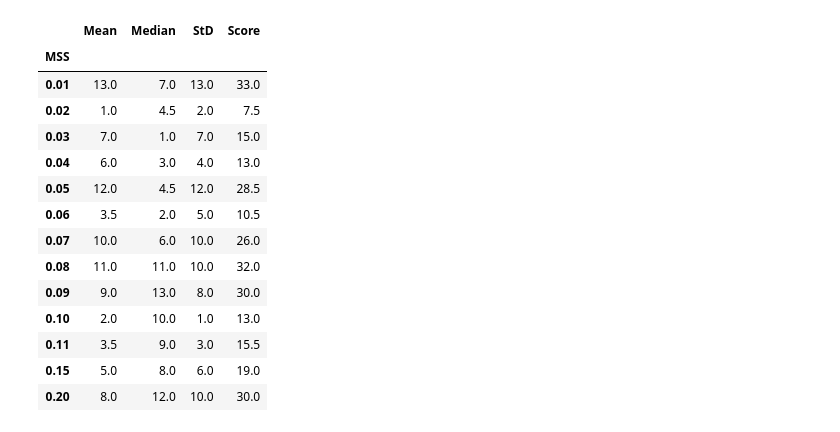
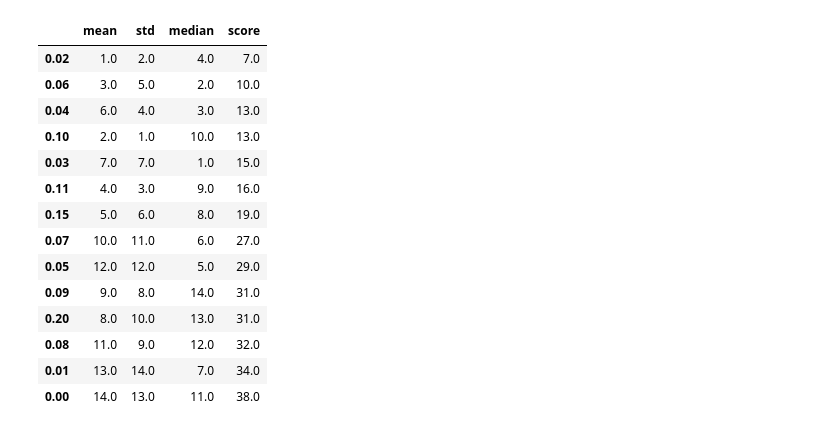
Before and after one commit to lcford2/predict-release, a Jupyter notebook: ipynbs/mss_trial.ipynb, the cells around one changed output. Saved outputs shown, nothing was run; the diff lists cells and outputs as text; code cells hidden in the pictures.

Commit message:
nb to examing mss trials

```diff
--- a/ipynbs/mss_trial.ipynb
+++ b/ipynbs/mss_trial.ipynb
@@ -5,4 +6,2 @@ import seaborn as sns
 plt.style.use("ggplot")
 sns.set_context("talk")
-# %%
-df = pd.read_csv("../results/tclr_model_testing/all/misc_results/mss_trial.csv")
@@ -21,23 +72,22 @@ plt.show()
 # %%
-rank = df.set_index("MSS")
-rank[["Mean", "Median"]] = rank[["Mean", "Median"]].rank(ascending=False)
-rank["StD"] = rank["StD"].rank(ascending=True)
-rank["Score"] = rank.sum(axis=1)
+rank = scores.copy()
+rank[["mean", "median"]] = rank[["mean", "median"]].rank(ascending=False)
+rank["std"] = rank["std"].rank(ascending=True)
+rank["score"] = rank.sum(axis=1)
+rank.sort_values("score")
+# %% [output]
+|  | mean | std | median | score |
+| 0.02 | 1.0 | 2.0 | 4.0 | 7.0 |
+| 0.06 | 3.0 | 5.0 | 2.0 | 10.0 |
+| 0.04 | 6.0 | 4.0 | 3.0 | 13.0 |
+| 0.10 | 2.0 | 1.0 | 10.0 | 13.0 |
+| 0.03 | 7.0 | 7.0 | 1.0 | 15.0 |
+| 0.11 | 4.0 | 3.0 | 9.0 | 16.0 |
+| 0.15 | 5.0 | 6.0 | 8.0 | 19.0 |
+| 0.07 | 10.0 | 11.0 | 6.0 | 27.0 |
+| 0.05 | 12.0 | 12.0 | 5.0 | 29.0 |
+| 0.09 | 9.0 | 8.0 | 14.0 | 31.0 |
+| 0.20 | 8.0 | 10.0 | 13.0 | 31.0 |
+| 0.08 | 11.0 | 9.0 | 12.0 | 32.0 |
+| 0.01 | 13.0 | 14.0 | 7.0 | 34.0 |
+| 0.00 | 14.0 | 13.0 | 11.0 | 38.0 |
-# %%
-rank
-# %% [output]
-|  | Mean | Median | StD | Score |
-| MSS |  |  |  |  |
-| 0.01 | 13.0 | 7.0 | 13.0 | 33.0 |
-| 0.02 | 1.0 | 4.5 | 2.0 | 7.5 |
-| 0.03 | 7.0 | 1.0 | 7.0 | 15.0 |
-| 0.04 | 6.0 | 3.0 | 4.0 | 13.0 |
-| 0.05 | 12.0 | 4.5 | 12.0 | 28.5 |
-| 0.06 | 3.5 | 2.0 | 5.0 | 10.5 |
-| 0.07 | 10.0 | 6.0 | 10.0 | 26.0 |
-| 0.08 | 11.0 | 11.0 | 10.0 | 32.0 |
-| 0.09 | 9.0 | 13.0 | 8.0 | 30.0 |
-| 0.10 | 2.0 | 10.0 | 1.0 | 13.0 |
-| 0.11 | 3.5 | 9.0 | 3.0 | 15.5 |
-| 0.15 | 5.0 | 8.0 | 6.0 | 19.0 |
-| 0.20 | 8.0 | 12.0 | 10.0 | 30.0 |
```
Also changed, not shown: parts of 5 cells of this notebook.
